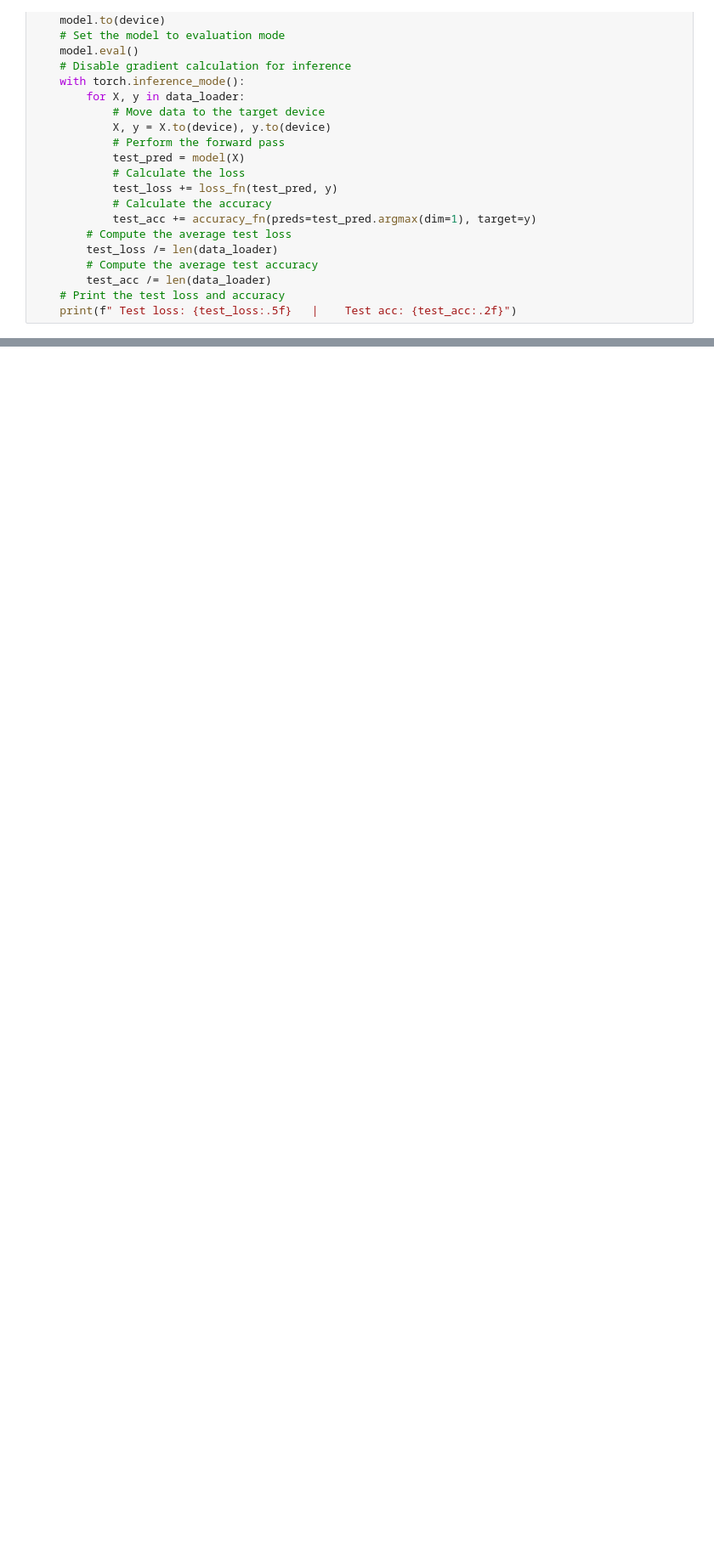
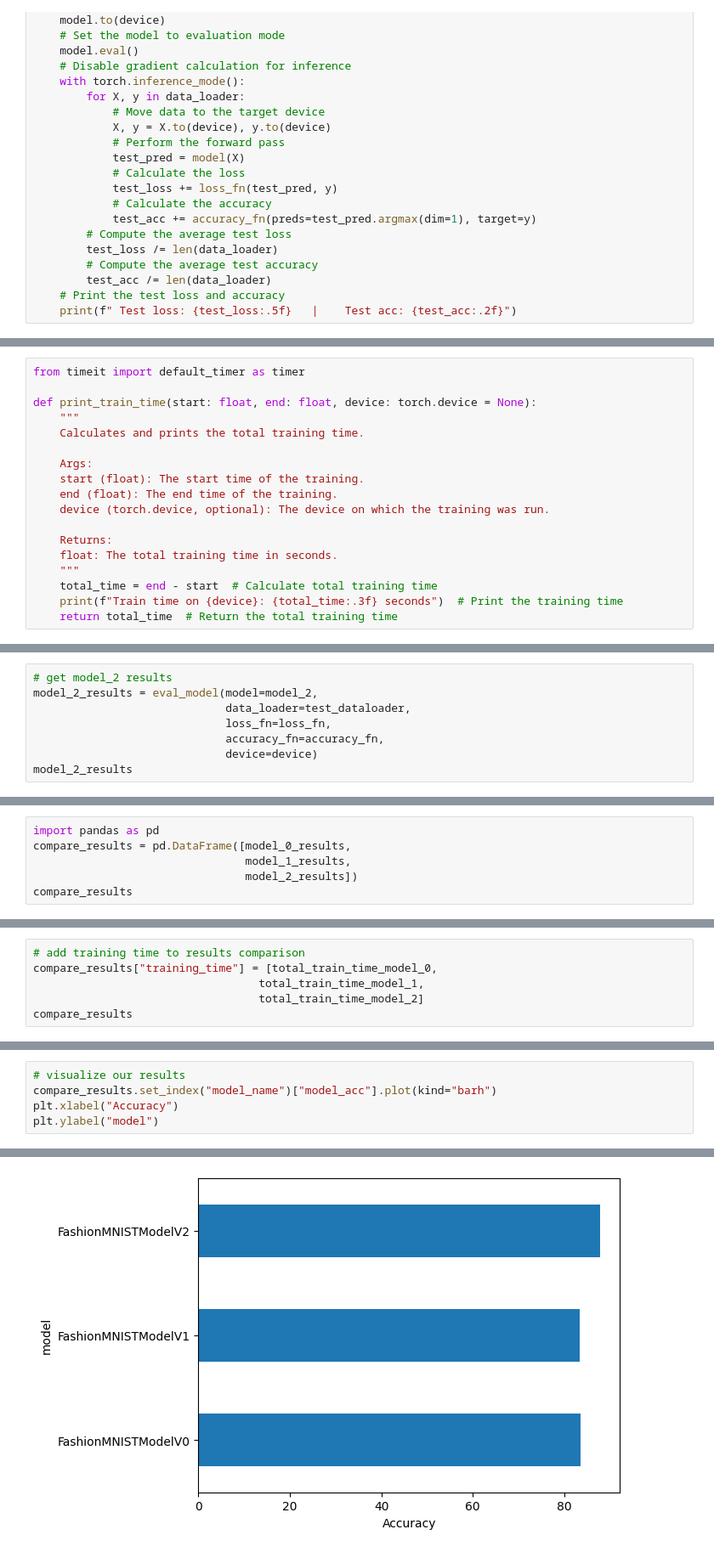
Before and after one commit to BMugo84/pytorch_in_25_hours, a Jupyter notebook: pytorch03ComputerVision.ipynb, the cells around one changed output, grey strips where cells are left out. Shown at 85% size. Drawn from its saved outputs; the diff is of its cells as text; blank space fills up the shorter version.

```diff
--- a/pytorch03ComputerVision.ipynb
+++ b/pytorch03ComputerVision.ipynb
@@ -791,0 +1005,18 @@ Train time on cuda: 40.585 seconds
+# %%
+from timeit import default_timer as timer
+
+def print_train_time(start: float, end: float, device: torch.device = None):
+    """
+    Calculates and prints the total training time.
+
+    Args:
+    start (float): The start time of the training.
+    end (float): The end time of the training.
+    device (torch.device, optional): The device on which the training was run.
+
+    Returns:
+    float: The total training time in seconds.
+    """
+    total_time = end - start  # Calculate total training time
+    print(f"Train time on {device}: {total_time:.3f} seconds")  # Print the training time
+    return total_time  # Return the total training time
@@ -791,0 +1063,8 @@ Train time on cuda: 40.585 seconds
+# %%
+# get model_2 results
+model_2_results = eval_model(model=model_2,
+                             data_loader=test_dataloader,
+                             loss_fn=loss_fn,
+                             accuracy_fn=accuracy_fn,
+                             device=device)
+model_2_results
@@ -791,0 +1077,6 @@ Train time on cuda: 40.585 seconds
+# %%
+import pandas as pd
+compare_results = pd.DataFrame([model_0_results,
+                                model_1_results,
+                                model_2_results])
+compare_results
@@ -791,0 +1088,6 @@ Train time on cuda: 40.585 seconds
+# %%
+# add training time to results comparison
+compare_results["training_time"] = [total_train_time_model_0,
+                                  total_train_time_model_1,
+                                  total_train_time_model_2]
+compare_results
@@ -791,0 +1099,6 @@ Train time on cuda: 40.585 seconds
+# %%
+# visualize our results
+compare_results.set_index("model_name")["model_acc"].plot(kind="barh")
+plt.xlabel("Accuracy")
+plt.ylabel("model")
+# %% [output]
@@ -791,0 +1106 @@ Train time on cuda: 40.585 seconds
+[figure, added]
```
Also changed, not shown: parts of 60 cells of this notebook.
